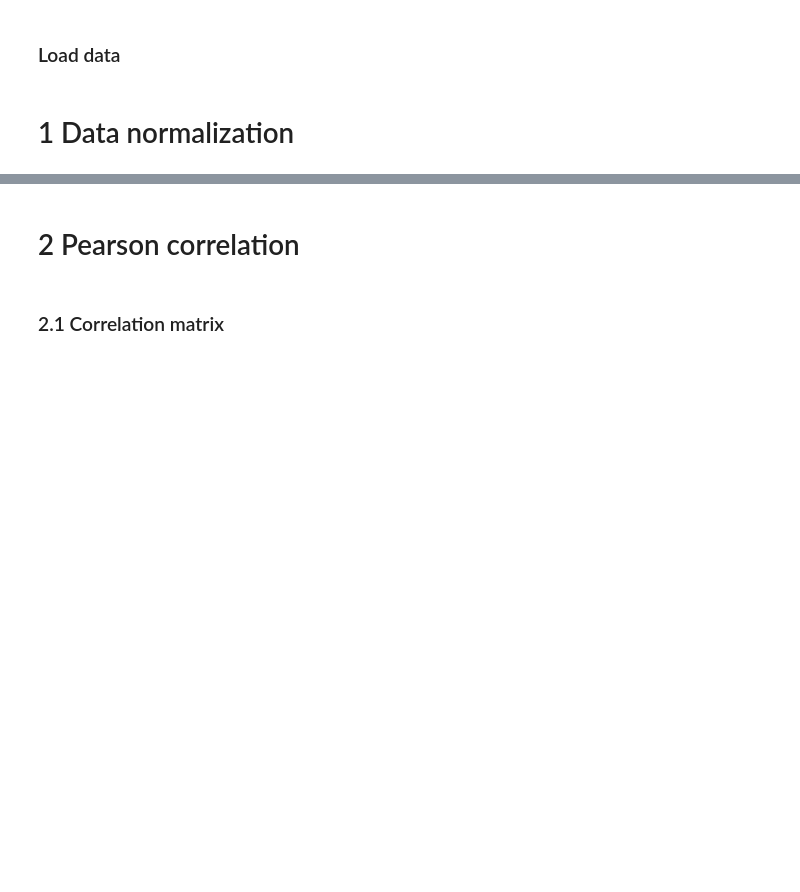
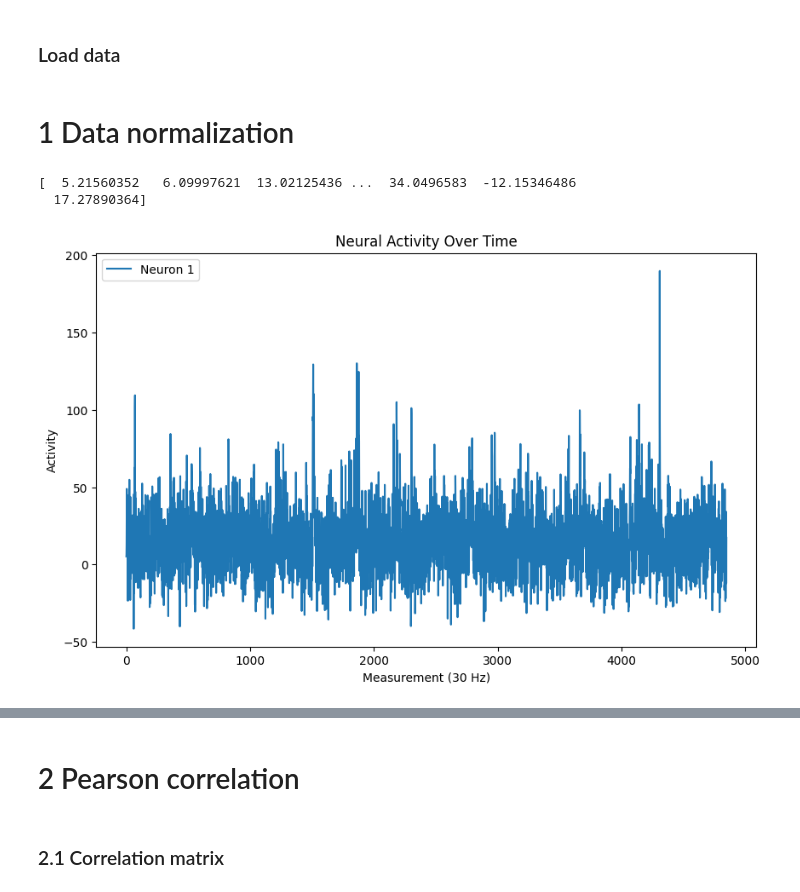
Before and after one commit to c-carolinel/jc, a Jupyter notebook: 1_preprocessing.ipynb, the cells around one changed output, grey strips where cells are left out. Cells and saved outputs as stored; diff of their text form; code cells hidden in the pictures; blank space fills up the shorter version.

```diff
--- a/1_preprocessing.ipynb
+++ b/1_preprocessing.ipynb
@@ -19,2 +19,22 @@ data = np.genfromtxt("data.csv", delimiter=",", skip_header=1)
 # %% [markdown]
 # 1 Data normalization
+# %%
+print(data[0])
+# %% [output]
+[  5.21560352   6.09997621  13.02125436 ...  34.0496583  -12.15346486
+  17.27890364]
+# %%
+plt.figure(figsize=(10, 6))
+plt.plot(np.arange(0, data.shape[1]), data[0,:], label="Neuron 1")
+# plt.plot(np.arange(0, data.shape[1]), data[1,:], label="Neuron 2")
+# plt.plot(np.arange(0, data.shape[1]), data[2,:], label="Neuron 3")
+# plt.plot(np.arange(0, data.shape[1]), data[3,:], label="Neuron 4")
+# plt.plot(np.arange(0, data.shape[1]), data[4,:], label="Neuron 5")
+
+plt.xlabel("Measurement (30 Hz)")
+plt.ylabel("Activity")
+plt.title("Neural Activity Over Time")
+plt.legend()
+plt.show()
+# %% [output]
+[figure, added]
```
Also changed, not shown: parts of 7 cells of this notebook, 2 other files.
